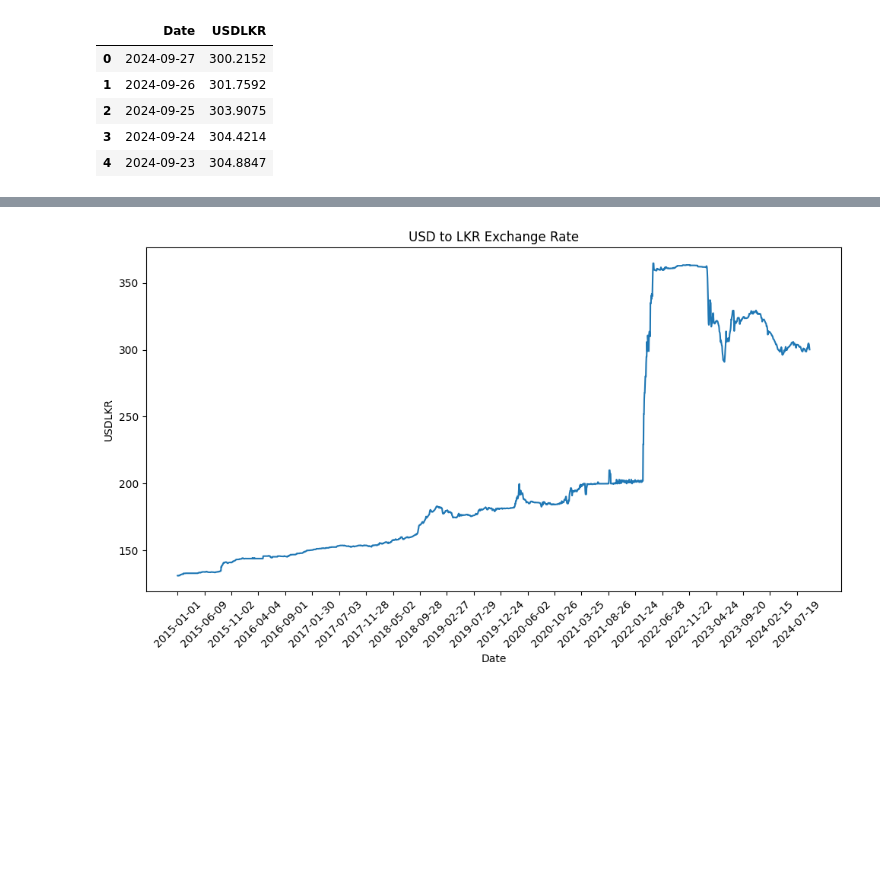
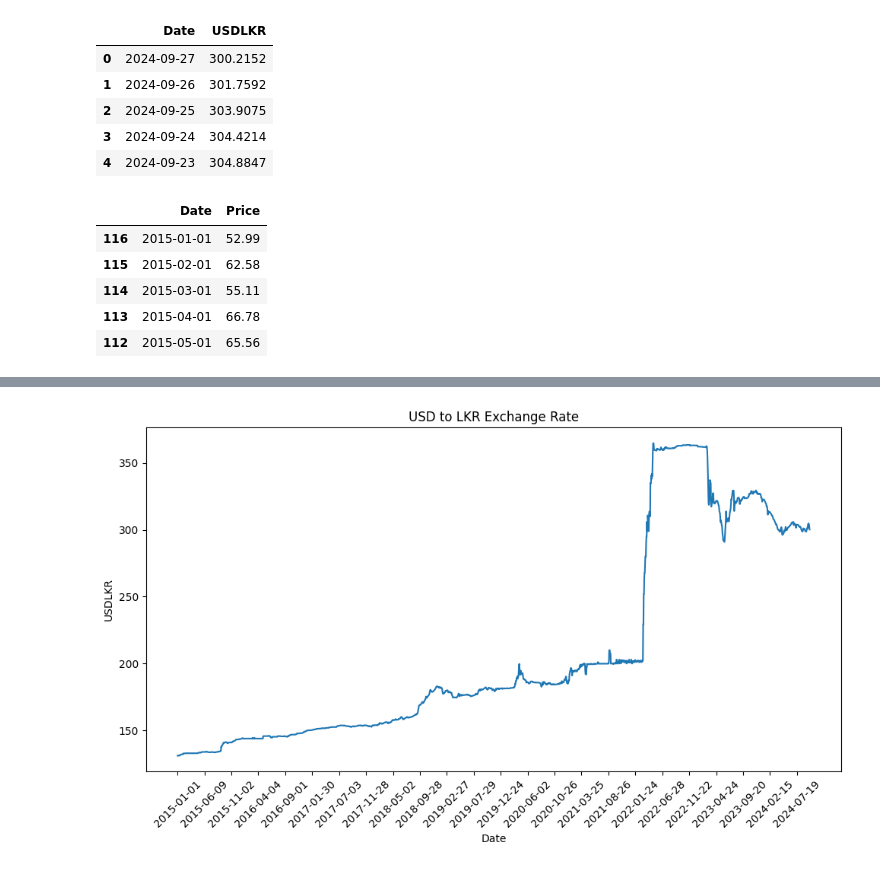
Before and after one commit to dinukasaminda/Sri-lanka-fuel-price-analysis, a Jupyter notebook: report.ipynb, the cells around one changed output, grey strips where cells are left out. Drawn from its saved outputs; the diff is of its cells as text; code cells hidden in the pictures; blank space fills up the shorter version.

```diff
--- a/exchange-rate-filter.ipynb
+++ b/report.ipynb
@@ -26,3 +26,26 @@ plotdf = plotdf[plotdf['Date'] >= '2015-01-01']
 
 # sort data by date
 plotdf = plotdf.sort_values(by='Date', ascending=True)
+# %%
+brent_oil_price_file="./BrentOilFuturesHistoricalData.csv"
+brent_oil_price = pd.read_csv(brent_oil_price_file)
+
+brent_oil_price = brent_oil_price[['Date', 'Price']]
+
+brent_oil_price['Date'] = pd.to_datetime(brent_oil_price['Date'])
+
+
+# sort data by date descending
+brent_oil_price = brent_oil_price.sort_values(by='Date', ascending=True)
+
+# filter data after 2015
+brent_oil_price = brent_oil_price[brent_oil_price['Date'] >= '2015-01-01']
+
+brent_oil_price.head()
+# %% [output]
+|  | Date | Price |
+| 116 | 2015-01-01 | 52.99 |
+| 115 | 2015-02-01 | 62.58 |
+| 114 | 2015-03-01 | 55.11 |
+| 113 | 2015-04-01 | 66.78 |
+| 112 | 2015-05-01 | 65.56 |
```
Also changed, not shown: parts of 1 cell of this notebook, 2 other files.
